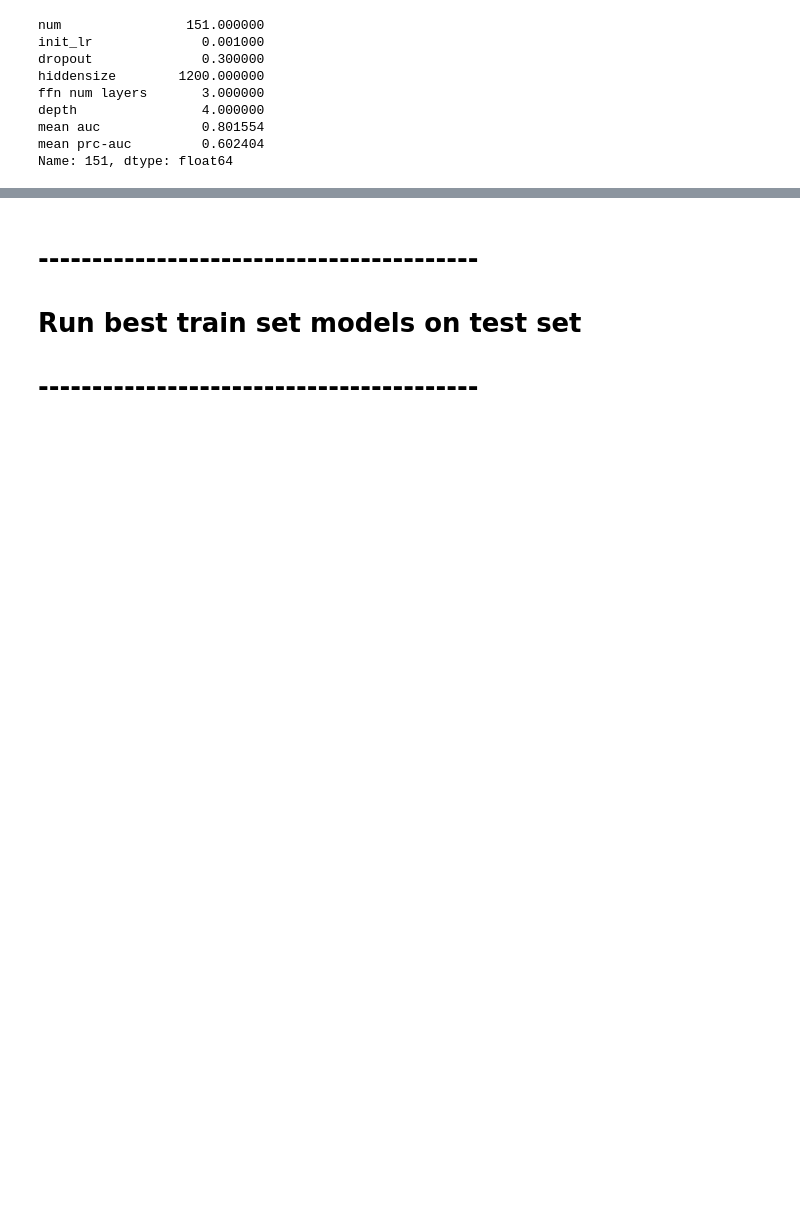
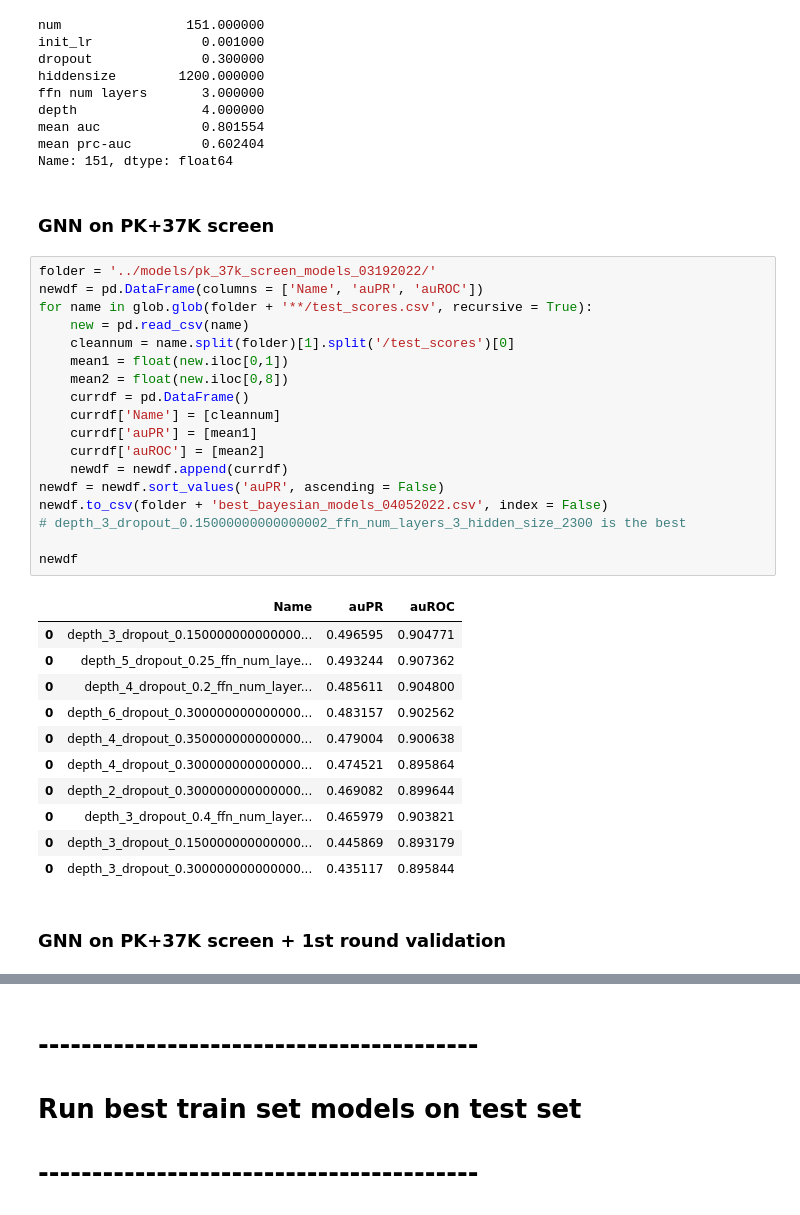
Before and after one commit to jackievaleri/ngonorrhoeae_abx_ml_discovery, a Jupyter notebook: src/04_hyperparameter_optimization_scripts_for_chemprop_models.ipynb, the cells around one changed output, grey strips where cells are left out. Drawn from its saved outputs; the diff is of its cells as text; blank space fills up the shorter version.

```diff
--- a/src/04_hyperparameter_optimization_scripts_for_chemprop_models.ipynb
+++ b/src/04_hyperparameter_optimization_scripts_for_chemprop_models.ipynb
@@ -416,3 +418,37 @@ depth                4.000000
 mean auc             0.801554
 mean prc-auc         0.602404
 Name: 151, dtype: float64
+# %% [markdown]
+### GNN on PK+37K screen
+# %%
+folder = '../models/pk_37k_screen_models_03192022/'
+newdf = pd.DataFrame(columns = ['Name', 'auPR', 'auROC'])
+for name in glob.glob(folder + '**/test_scores.csv', recursive = True):
+    new = pd.read_csv(name)
+    cleannum = name.split(folder)[1].split('/test_scores')[0]
+    mean1 = float(new.iloc[0,1])
+    mean2 = float(new.iloc[0,8])
+    currdf = pd.DataFrame()
+    currdf['Name'] = [cleannum]
+    currdf['auPR'] = [mean1]
+    currdf['auROC'] = [mean2]
+    newdf = newdf.append(currdf)
+newdf = newdf.sort_values('auPR', ascending = False)
+newdf.to_csv(folder + 'best_bayesian_models_04052022.csv', index = False)
+# depth_3_dropout_0.15000000000000002_ffn_num_layers_3_hidden_size_2300 is the best
+
+newdf
+# %% [output]
+|  | Name | auPR | auROC |
+| 0 | depth_3_dropout_0.150000000000000... | 0.496595 | 0.904771 |
+| 0 | depth_5_dropout_0.25_ffn_num_laye... | 0.493244 | 0.907362 |
+| 0 | depth_4_dropout_0.2_ffn_num_layer... | 0.485611 | 0.904800 |
+| 0 | depth_6_dropout_0.300000000000000... | 0.483157 | 0.902562 |
+| 0 | depth_4_dropout_0.350000000000000... | 0.479004 | 0.900638 |
+| 0 | depth_4_dropout_0.300000000000000... | 0.474521 | 0.895864 |
+| 0 | depth_2_dropout_0.300000000000000... | 0.469082 | 0.899644 |
+| 0 | depth_3_dropout_0.4_ffn_num_layer... | 0.465979 | 0.903821 |
+| 0 | depth_3_dropout_0.150000000000000... | 0.445869 | 0.893179 |
+| 0 | depth_3_dropout_0.300000000000000... | 0.435117 | 0.895844 |
+# %% [markdown]
+### GNN on PK+37K screen + 1st round validation
```
Also changed, not shown: parts of 25 cells of this notebook, 49 other files.
